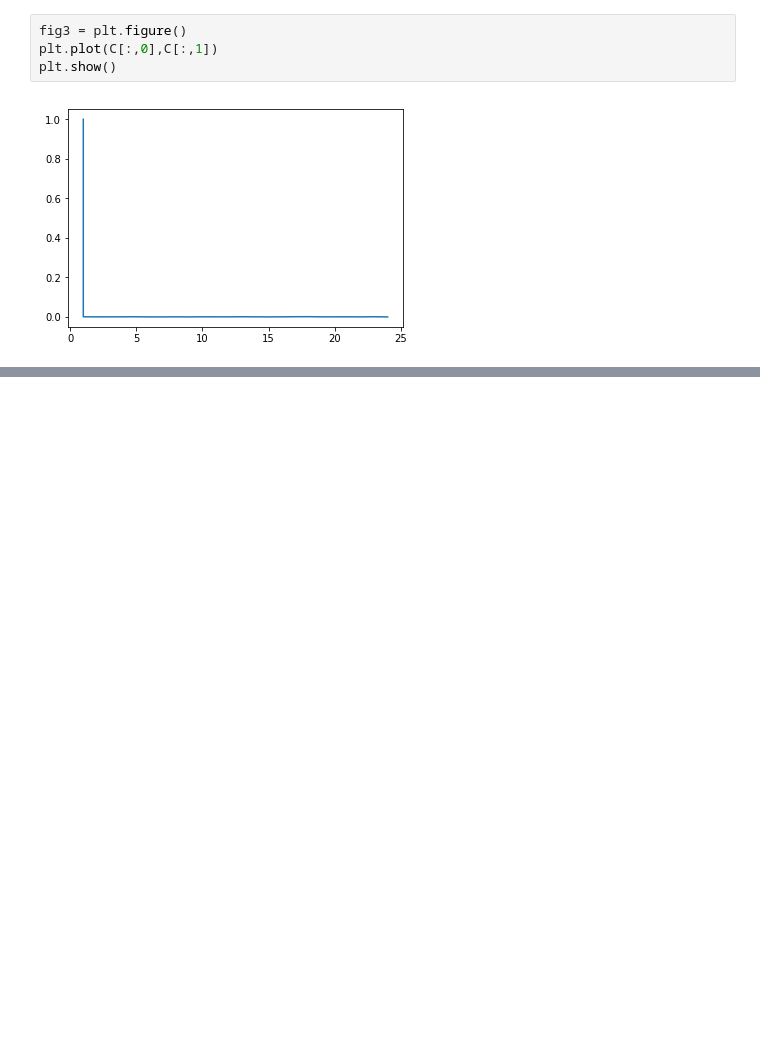
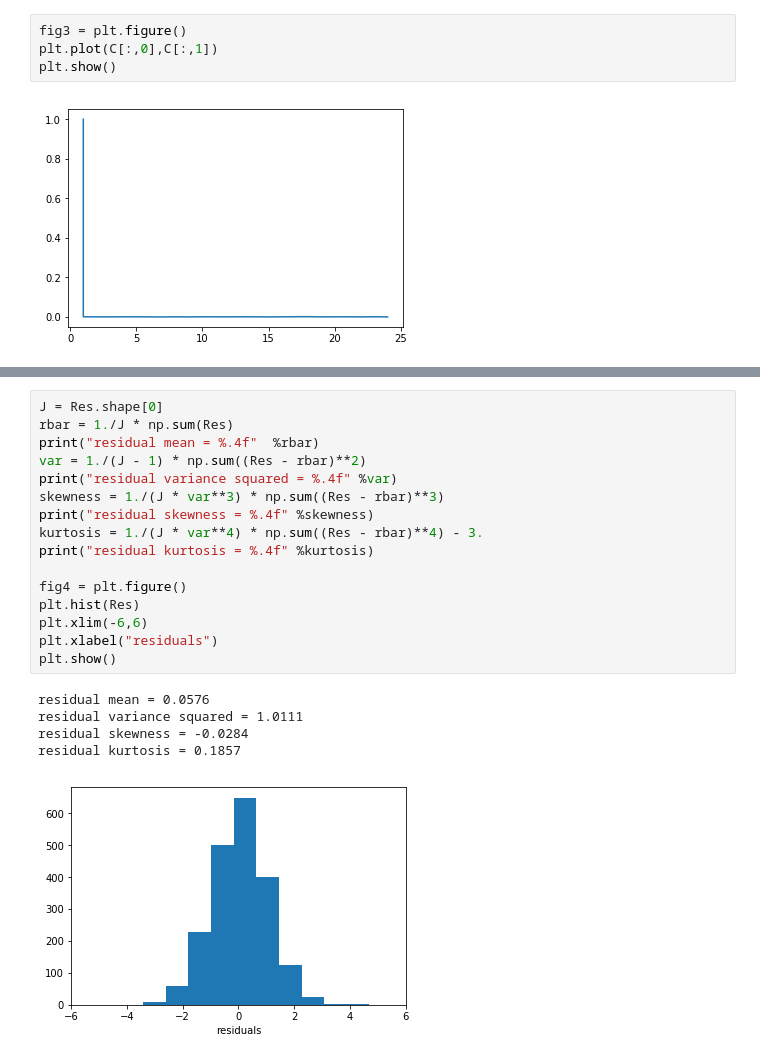
Before and after one commit to ray-chew/probabilistic_forecasting_examples, a Jupyter notebook: Chapter 2.ipynb, the cells around one changed output, grey strips where cells are left out. Cells and saved outputs as stored; diff of their text form; blank space fills up the shorter version.

```diff
--- a/Chapter 2.ipynb
+++ b/Chapter 2.ipynb
@@ -83,0 +196,22 @@ plt.show()
+# %%
+J = Res.shape[0]
+rbar = 1./J * np.sum(Res)
+print("residual mean = %.4f"  %rbar)
+var = 1./(J - 1) * np.sum((Res - rbar)**2)
+print("residual variance squared = %.4f" %var)
+skewness = 1./(J * var**3) * np.sum((Res - rbar)**3)
+print("residual skewness = %.4f" %skewness)
+kurtosis = 1./(J * var**4) * np.sum((Res - rbar)**4) - 3.
+print("residual kurtosis = %.4f" %kurtosis)
+
+fig4 = plt.figure()
+plt.hist(Res)
+plt.xlim(-6,6)
+plt.xlabel("residuals")
+plt.show()
+# %% [output]
+residual mean = 0.0576
+residual variance squared = 1.0111
+residual skewness = -0.0284
+residual kurtosis = 0.1857
+[figure, added]
```
Also changed, not shown: parts of 1 cell of this notebook, 1 other file.
